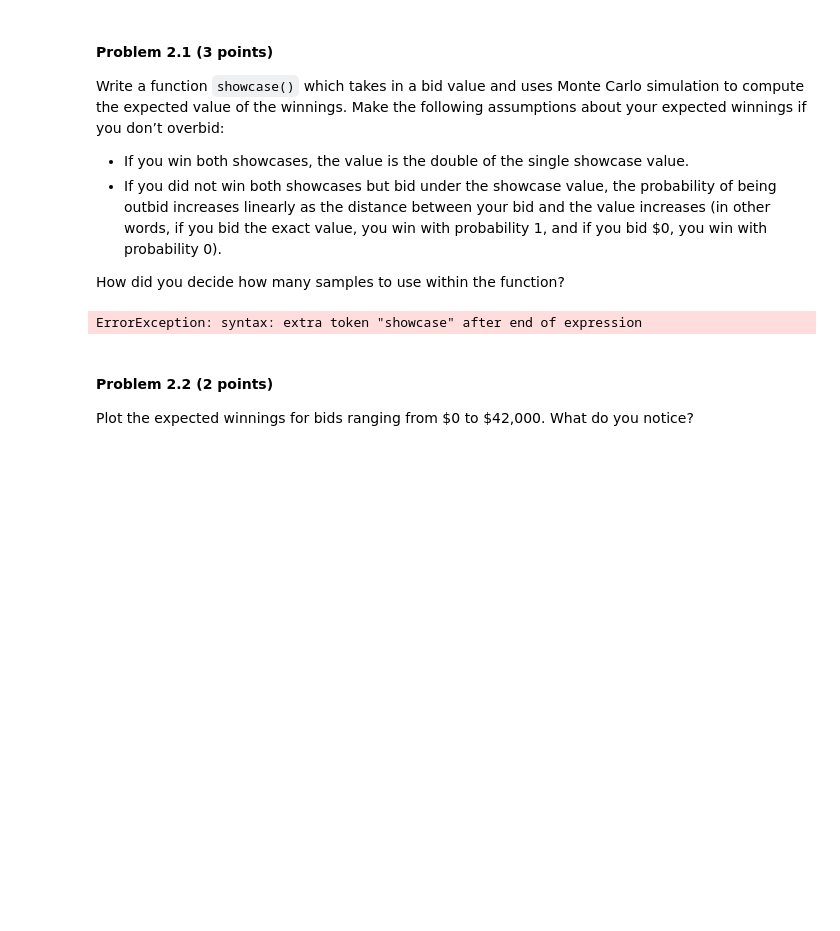
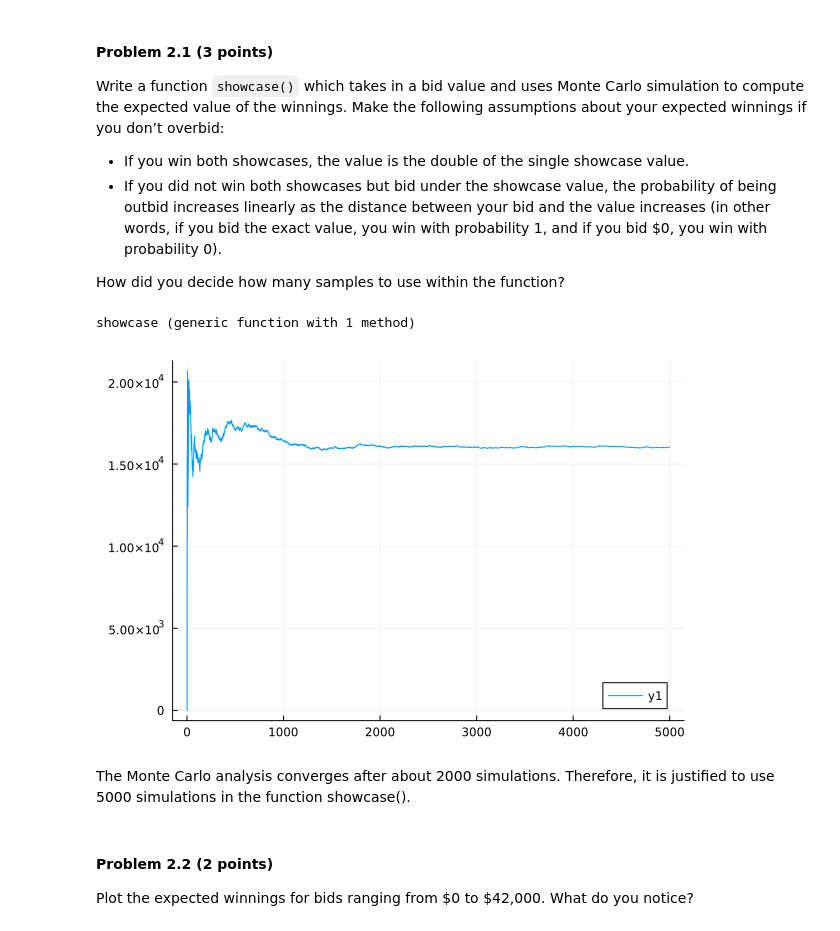
Before and after one commit to BEE4750-FA23/lab-02-josephjoonlee, a Jupyter notebook: lab02.ipynb, the cells around one changed output. Cells and saved outputs as stored; diff of their text form; code cells hidden in the pictures; blank space fills up the shorter version.

```diff
--- a/lab02.ipynb
+++ b/lab02.ipynb
@@ -280,12 +280,77 @@ following assumptions about your expected winnings if you don’t overbid:
 How did you decide how many samples to use within the function?
 # %%
 Random.seed!(1)
-funcion showcase()
+showcase_dist = truncated(Normal(31000, 4500), lower=5000, upper=42000)
 
+function showcase(bid)
+    totalWinnings = 0; # counter for sum of all winnings
+    gameCount = 0; # counter for games played
+    for i = 1:5000 # simulates 5000 games of showcase. Convergence Analysis below
+        price = rand(showcase_dist)
 
+        if bid > price
+            gameCount += 1; # if loss by overbid, increase counter of games played
+        end
+
+        if bid < price # if our bid is under price
+
+            if price - bid < 250 # assume we win both showcases if within 250
+                totalWinnings += 2 * price;
+                gameCount += 1;
+            end
+
+            if price - bid > 250
+                totalWinnings += bid/price * price # bid/price is the probability that we win. if bid is 75% of price, probability we win is 3/4
+                gameCount +=1;
+
+            end
+
+        end
+        append!(expectedWin, totalWinnings/gameCount)
+    end
+    winProb = totalWinnings/gameCount # final output is the expected winnings after 5000 Monte Carlo simulations
 end
 # %% [output]
-ErrorException: syntax: extra token "showcase" after end of expression
+showcase (generic function with 1 method)
+# %%
+# CONVERGENCE ANALYSIS using bid value of 31000
+
+Random.seed!(1)
+showcase_dist = truncated(Normal(31000, 4500), lower=5000, upper=42000)
+
+bid = 31000
+totalWinnings = 0; # counter for sum of all winnings
+gameCount = 0; # counter for games played
+expectedWin = []; # make an empty list with the expected winnings for a convergence analysis
+for i = 1:5000 # simulates 5000 games of showcase
+    price = rand(showcase_dist)
+
+    if bid > price
+        gameCount += 1; # if loss by overbid, increase counter of games played
+    end
+
+    if bid < price # if our bid is under price
+
+        if price - bid < 250 # assume we win both showcases if within 250
+            totalWinnings += 2 * price;
+            gameCount += 1;
+        end
+
+        if price - bid > 250
+            totalWinnings += bid/price * price # bid/price is the probability that we win. if bid is 75% of price, probability we win is 3/4
+            gameCount +=1;
+
+        end
+
+    end
+    append!(expectedWin, totalWinnings/gameCount)
+end
+winProb = totalWinnings/gameCount # final output is the expected winnings after 5000 Monte Carlo simulations
+plot(expectedWin)
+# %% [output]
+[figure, added]
+# %% [markdown]
+The Monte Carlo analysis converges after about 2000 simulations. Therefore, it is justified to use 5000 simulations in the function showcase().
 # %% [markdown]
 #### Problem 2.2 (2 points)
 
```
Also changed, not shown: parts of 7 cells of this notebook, 1 other file.
